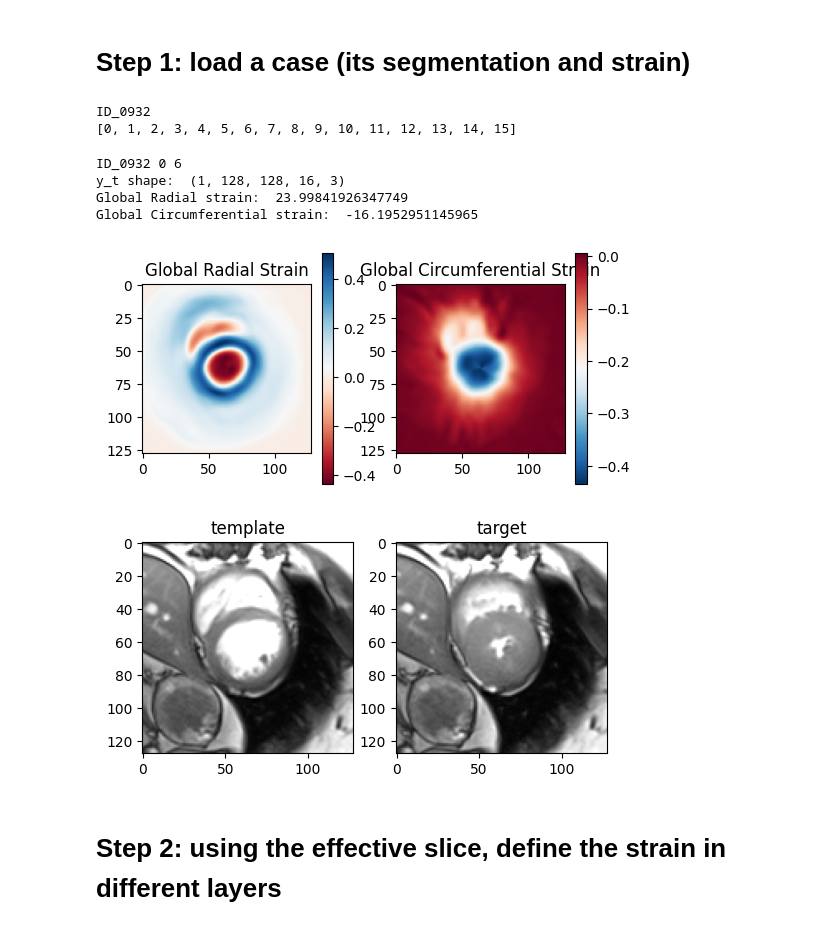
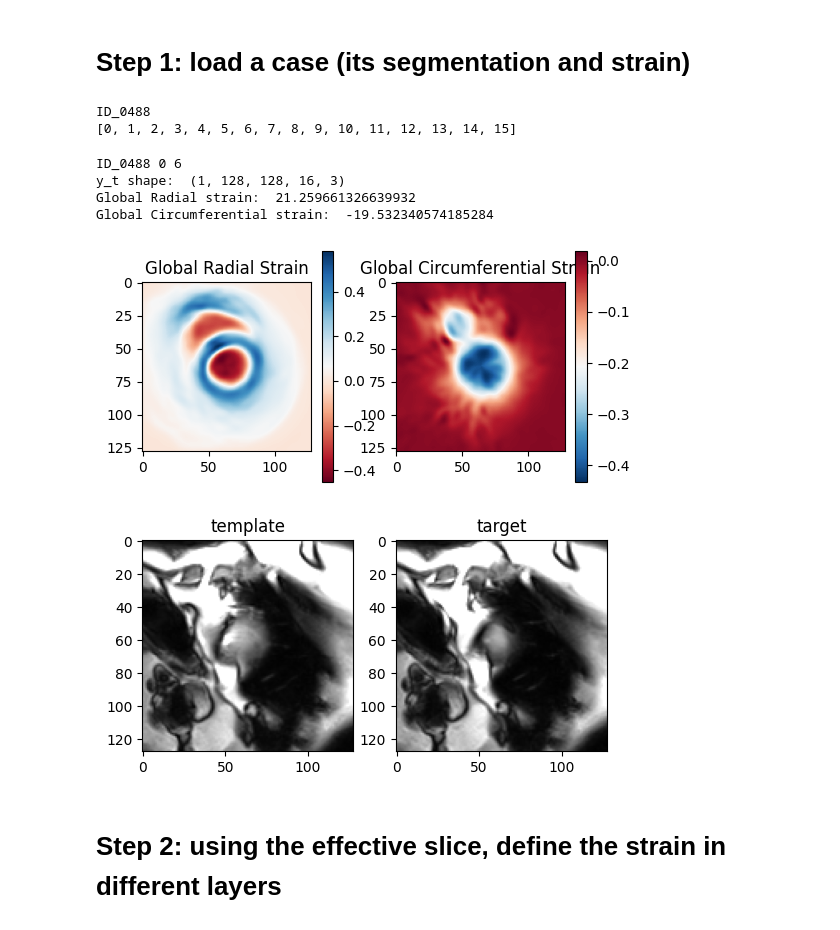
Before and after one commit to zhennongchen/DeepStrain, a Jupyter notebook: main_strain.ipynb, the cells around one changed output. Drawn from its saved outputs; the diff is of its cells as text; code cells hidden in the pictures.

```diff
--- a/main_strain.ipynb
+++ b/main_strain.ipynb
@@ -31,7 +31,7 @@ print(patient_list.shape)
 # Step 1: load a case (its segmentation and strain)
 # %%
 # find patinet_list
-patient_index = 77
+patient_index = 1
 
 patient_id_num = patient_list['OurID'].iloc[patient_index]
 patient_id = ff.XX_to_ID_00XX(patient_id_num)
@@ -58,7 +58,7 @@ a = patient_seg[:,:,effective_slices[3]]
 b = patient_seg[:,:,effective_slices[10]]
 assert np.sum(a>0) > np.sum(b>0)
 # %% [output]
-ID_0932
+ID_0488
 [0, 1, 2, 3, 4, 5, 6, 7, 8, 9, 10, 11, 12, 13, 14, 15]
 # %%
 # first: get two frames
@@ -78,42 +78,42 @@ V_nifti_1 = nb.load(os.path.join(patient_img_folder, 'img_tf' + str(tf1) + '.nii
 V_nifti_2 = nb.load(os.path.join(patient_img_folder, 'img_tf' + str(tf2) + '.nii.gz'))
 
 M_nifti_1 = nb.load(os.path.join(patient_seg_folder, 'seg_tf' + str(tf1) + '.nii.gz'))
 # M_nifti_2 = nb.load(os.path.join(patient_seg_folder ,'seg_tf' + str(tf2) + '.nii.gz'))
 
 # fifth: get motion vector field
 y_t = nb.load(os.path.join(main_path, 'results/MVF', patient_id, 'mvf_template'+str(tf1) + '_target'+str(tf2)+'.nii.gz')).get_fdata()
 y_t = y_t[None,...]
 print('y_t shape: ', y_t.shape)
 
 # last: calculate strain |
 mask_tf1 = M_nifti_1.get_fdata()
 # mask_tf2 = M_nifti_2.get_fdata()
 
 # # calculate strain
 strain = myocardial_strain_zc.MyocardialStrain(mask=mask_tf1, flow=y_t[0,:,:,:,:])
 strain.calculate_strain(lv_label=2)
 
 global_radial_strain = strain.Err[strain.mask_rot==2].mean()
 global_circumferential_strain = strain.Ecc[strain.mask_rot==2].mean()
 print('Global Radial strain: ', global_radial_strain*100)
 print('Global Circumferential strain: ', global_circumferential_strain*100)
 
 plt.figure(figsize=(6,3))
-plt.subplot(121); plt.imshow(strain.Err[:,:,8], cmap='RdBu'); plt.title('Global Radial Strain'); plt.colorbar()
-plt.subplot(122); plt.imshow(strain.Ecc[:,:,8], cmap='RdBu_r'); plt.title('Global Circumferential Strain'); plt.colorbar()
+plt.subplot(121); plt.imshow(strain.Err[:,:,4], cmap='RdBu'); plt.title('Global Radial Strain'); plt.colorbar()
+plt.subplot(122); plt.imshow(strain.Ecc[:,:,5], cmap='RdBu_r'); plt.title('Global Circumferential Strain'); plt.colorbar()
 plt.show()
 
 plt.figure(figsize=(6,3))
-plt.subplot(121); plt.imshow(ff.set_window(V_nifti_1.get_fdata()[:,:,7],100,250),cmap = 'gray'); plt.title('template')
-plt.subplot(122); plt.imshow(ff.set_window(V_nifti_2.get_fdata()[:,:,7],100,250),cmap = 'gray'); plt.title('target')
+plt.subplot(121); plt.imshow(ff.set_window(V_nifti_1.get_fdata()[:,:,-2],100,250),cmap = 'gray'); plt.title('template')
+plt.subplot(122); plt.imshow(ff.set_window(V_nifti_2.get_fdata()[:,:,-2],100,250),cmap = 'gray'); plt.title('target')
 plt.show()
 # %% [output]
-ID_0932 0 6
+ID_0488 0 6
 y_t shape:  (1, 128, 128, 16, 3)
-Global Radial strain:  23.99841926347749
-Global Circumferential strain:  -16.1952951145965
+Global Radial strain:  21.259661326639932
+Global Circumferential strain:  -19.532340574185284
-[figure, old version]
+[figure, new version]
-[figure, old version]
+[figure, new version]
 # %% [markdown]
 # Step 2: using the effective slice, define the strain in different layers
 # %%
```
Also changed, not shown: parts of 4 cells of this notebook, 1 other file.
